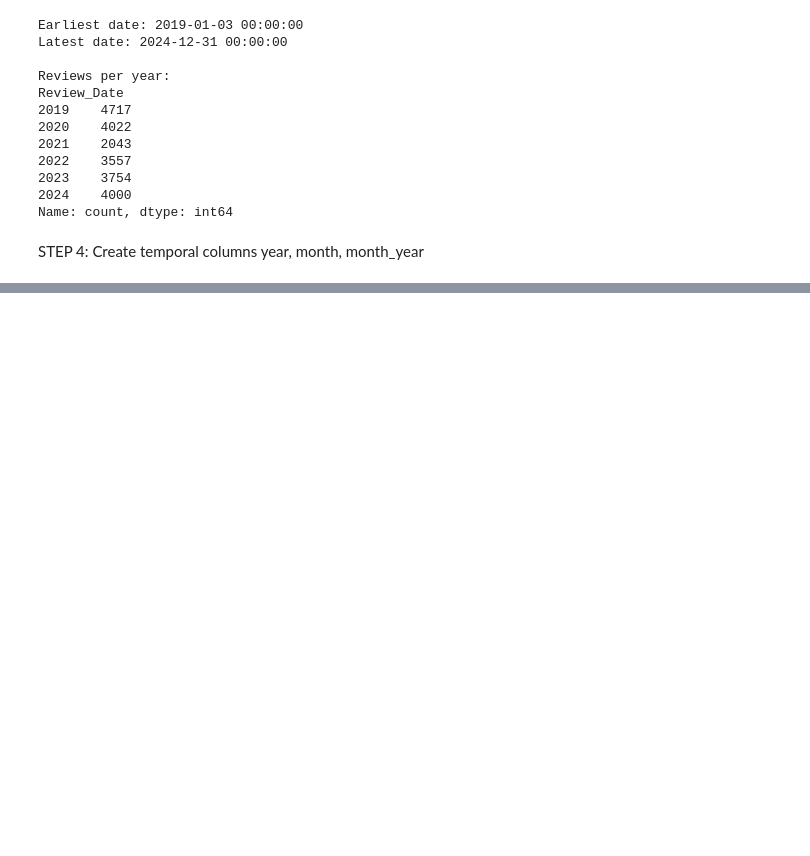
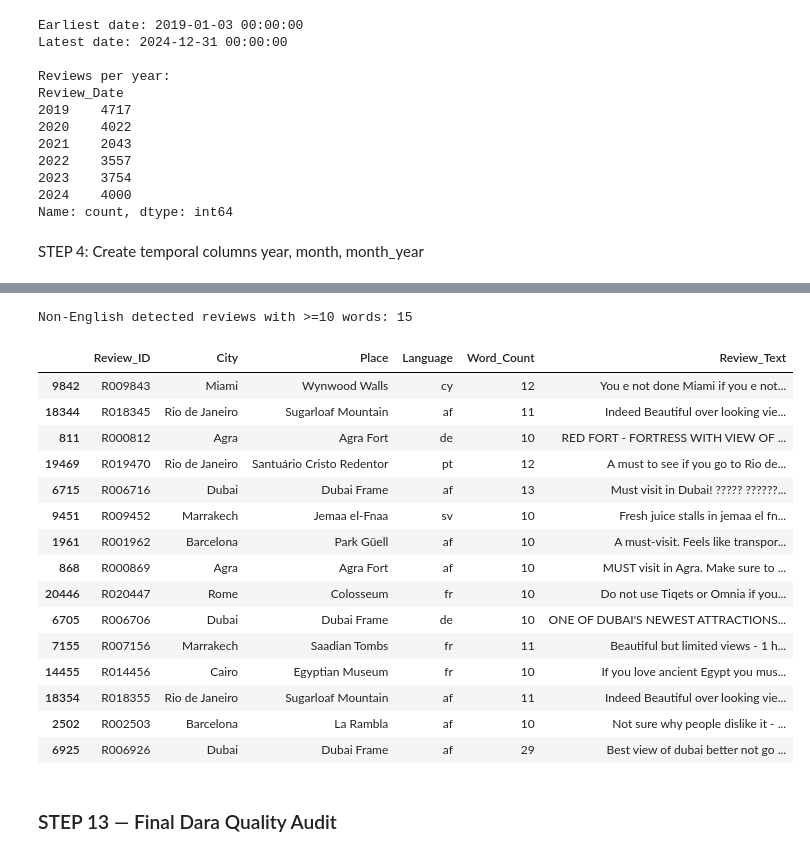
Before and after one commit to Suva200/sentiment-drift-analysis-tourism-reviews, a Jupyter notebook: preprocessing.ipynb, the cells around one changed output, grey strips where cells are left out. Cells and saved outputs as stored; diff of their text form; code cells hidden in the pictures; blank space fills up the shorter version.

```diff
--- a/preprocessing.ipynb
+++ b/preprocessing.ipynb
@@ -129,0 +936,17 @@ df.head()
+# %%
+df = df.reset_index(drop=True)
+
+df["Review_ID"] = [
+    f"R{i:06d}"
+    for i in range(1, len(df) + 1)
+]
+
+df[
+    [
+        "Review_ID",
+        "City",
+        "Place",
+        "Review_Date",
+        "Review_Text"
+    ]
+].head(10)
@@ -129,0 +1119,47 @@ df.head()
+# %%
+# Inspect non-English reviews where there is enough text
+long_non_english = df[
+    (df["Word_Count"] >= 10) &
+    (~df["Language"].isin(["en", "unknown"]))
+].copy()
+
+print(
+    "Non-English detected reviews with >=10 words:",
+    len(long_non_english)
+)
+
+display(
+    long_non_english[
+        [
+            "Review_ID",
+            "City",
+            "Place",
+            "Language",
+            "Word_Count",
+            "Review_Text"
+        ]
+    ].sample(
+        min(30, len(long_non_english)),
+        random_state=42
+    )
+)
+# %% [output]
+Non-English detected reviews with >=10 words: 15
+|  | Review_ID | City | Place | Language | Word_Count | Review_Text |
+| 9842 | R009843 | Miami | Wynwood Walls | cy | 12 | You e not done Miami if you e not... |
+| 18344 | R018345 | Rio de Janeiro | Sugarloaf Mountain | af | 11 | Indeed Beautiful over looking vie... |
+| 811 | R000812 | Agra | Agra Fort | de | 10 | RED FORT - FORTRESS WITH VIEW OF ... |
+| 19469 | R019470 | Rio de Janeiro | Santuário Cristo Redentor | pt | 12 | A must to see if you go to Rio de... |
+| 6715 | R006716 | Dubai | Dubai Frame | af | 13 | Must visit in Dubai! ????? ??????... |
+| 9451 | R009452 | Marrakech | Jemaa el-Fnaa | sv | 10 | Fresh juice stalls in jemaa el fn... |
+| 1961 | R001962 | Barcelona | Park Güell | af | 10 | A must-visit. Feels like transpor... |
+| 868 | R000869 | Agra | Agra Fort | af | 10 | MUST visit in Agra. Make sure to ... |
+| 20446 | R020447 | Rome | Colosseum | fr | 10 | Do not use Tiqets or Omnia if you... |
+| 6705 | R006706 | Dubai | Dubai Frame | de | 10 | ONE OF DUBAI'S NEWEST ATTRACTIONS... |
+| 7155 | R007156 | Marrakech | Saadian Tombs | fr | 11 | Beautiful but limited views - 1 h... |
+| 14455 | R014456 | Cairo | Egyptian Museum | fr | 10 | If you love ancient Egypt you mus... |
+| 18354 | R018355 | Rio de Janeiro | Sugarloaf Mountain | af | 11 | Indeed Beautiful over looking vie... |
+| 2502 | R002503 | Barcelona | La Rambla | af | 10 | Not sure why people dislike it - ... |
+| 6925 | R006926 | Dubai | Dubai Frame | af | 29 | Best view of dubai better not go ... |
+# %% [markdown]
+### STEP 13 — Final Dara Quality Audit
```
Also changed, not shown: parts of 71 cells of this notebook.
